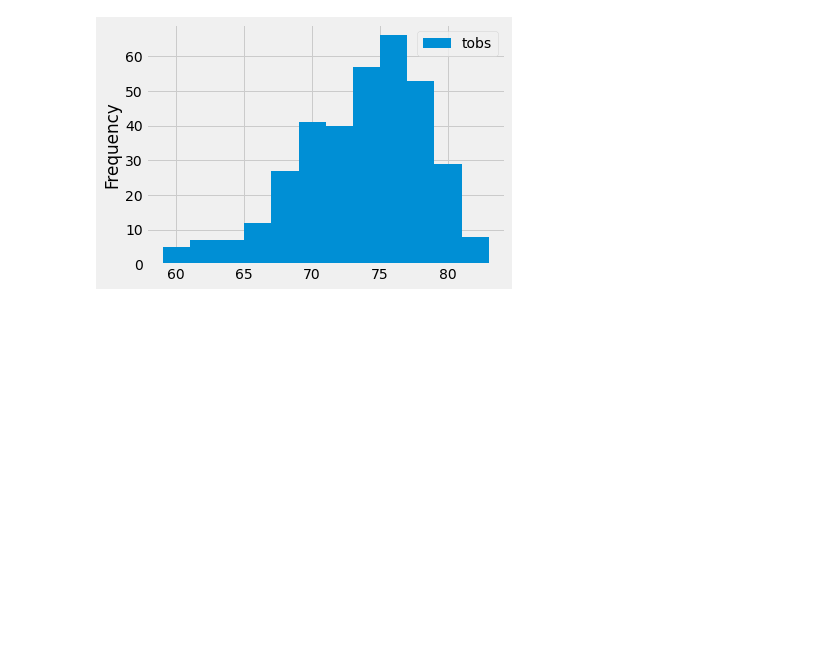
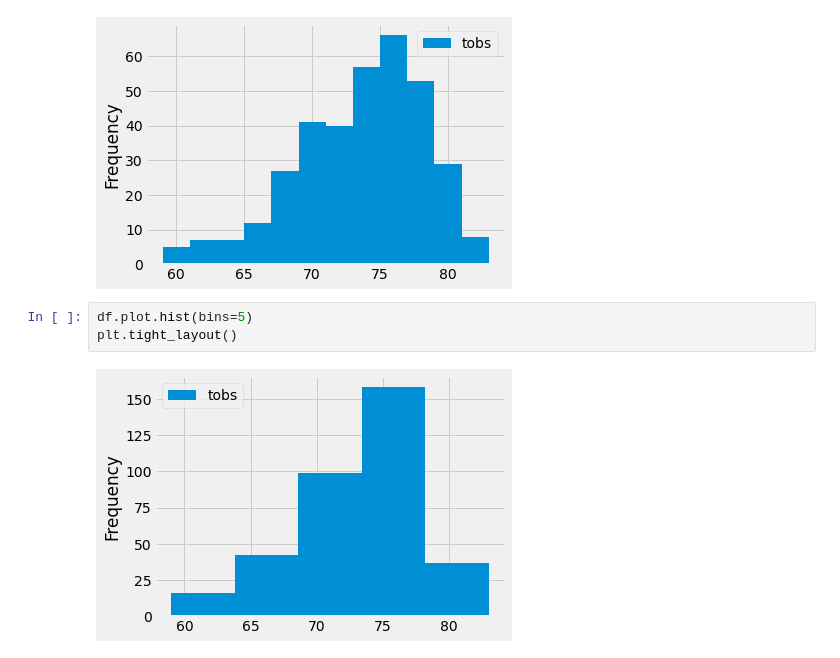
Before and after one commit to frlinh/surfs-up, a Jupyter notebook: climate_analysis.ipynb, the cells around one changed output. Saved outputs shown, nothing was run; the diff lists cells and outputs as text; blank space fills up the shorter version.

```diff
--- a/climate_analysis.ipynb
+++ b/climate_analysis.ipynb
@@ -140,3 +140,8 @@ df.plot.hist(bins=12)
 plt.tight_layout()
 # %% [output]
 [figure]
+# %%
+df.plot.hist(bins=5)
+plt.tight_layout()
+# %% [output]
+[figure, added]
```
Also changed, not shown: parts of 1 cell of this notebook, 1 other file.
